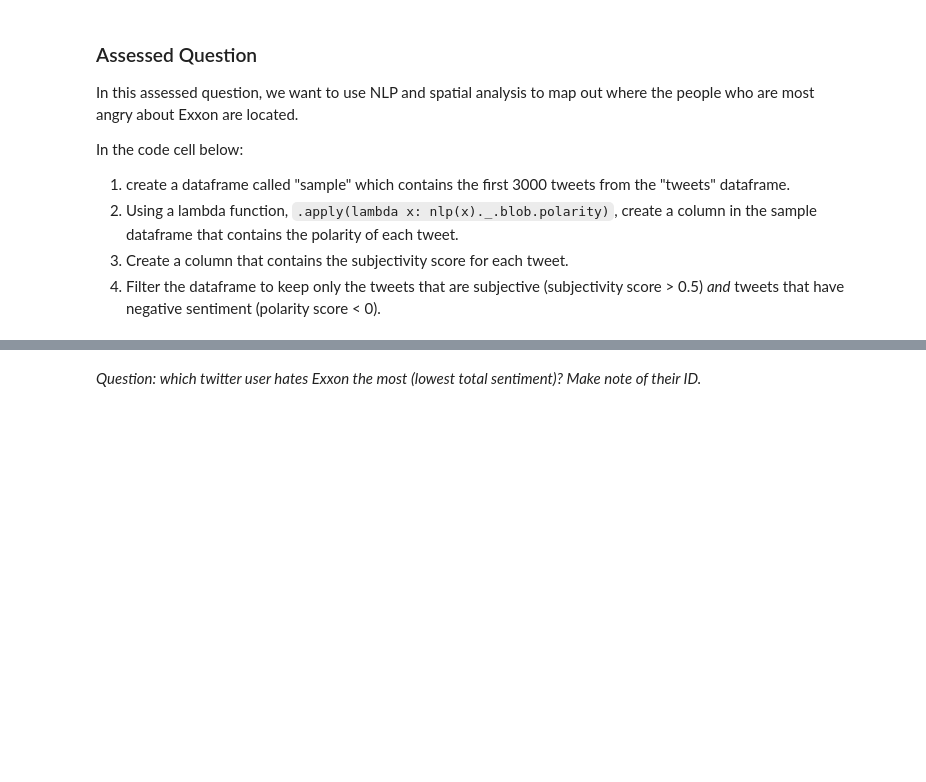
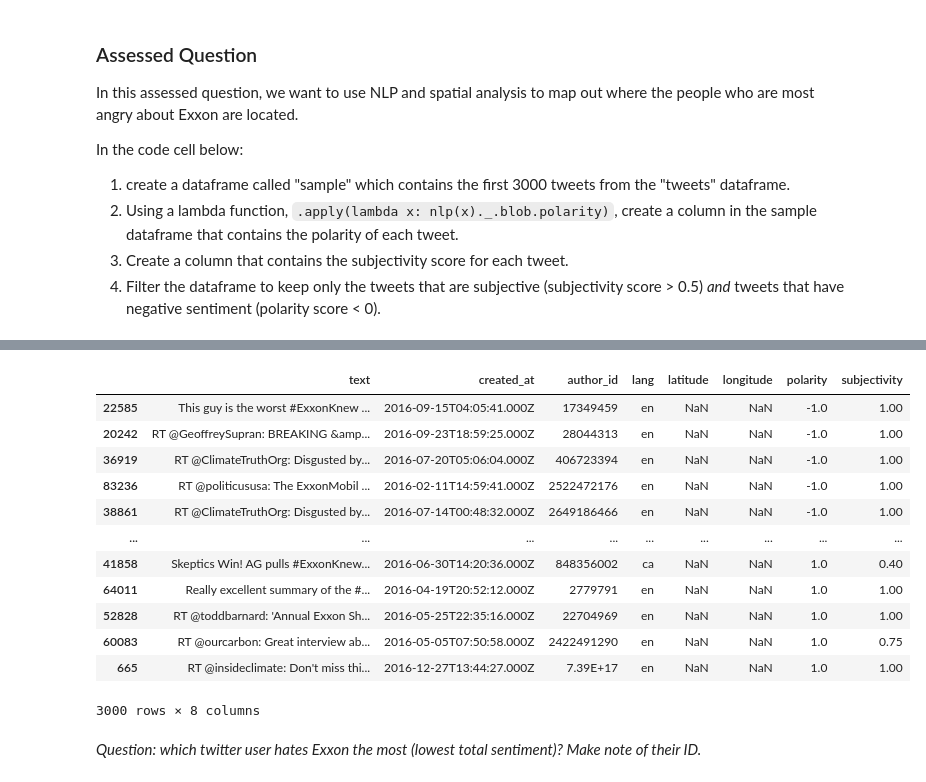
Before and after one commit to Sammy-aaa/QM2-1, a Jupyter notebook: notebooks/W04. Natural Language Processing.ipynb, the cells around one changed output, grey strips where cells are left out. Drawn from its saved outputs; the diff is of its cells as text; code cells hidden in the pictures; blank space fills up the shorter version.

```diff
--- a/notebooks/W04. Natural Language Processing.ipynb
+++ b/notebooks/W04. Natural Language Processing.ipynb
@@ -638,2 +711,18 @@ In the code cell below:
+# %%
+sample.sort_values(by=["polarity"],ascending=True)
+# %% [output]
+|  | text | created_at | author_id | lang | latitude | longitude | polarity | subjectivity |
+| 22585 | This guy is the worst #ExxonKnew ... | 2016-09-15T04:05:41.000Z | 17349459 | en | NaN | NaN | -1.0 | 1.00 |
+| 20242 | RT @GeoffreySupran: BREAKING &amp... | 2016-09-23T18:59:25.000Z | 28044313 | en | NaN | NaN | -1.0 | 1.00 |
+| 36919 | RT @ClimateTruthOrg: Disgusted by... | 2016-07-20T05:06:04.000Z | 406723394 | en | NaN | NaN | -1.0 | 1.00 |
+| 83236 | RT @politicususa: The ExxonMobil ... | 2016-02-11T14:59:41.000Z | 2522472176 | en | NaN | NaN | -1.0 | 1.00 |
+| 38861 | RT @ClimateTruthOrg: Disgusted by... | 2016-07-14T00:48:32.000Z | 2649186466 | en | NaN | NaN | -1.0 | 1.00 |
+| ... | ... | ... | ... | ... | ... | ... | ... | ... |
+| 41858 | Skeptics Win! AG pulls #ExxonKnew... | 2016-06-30T14:20:36.000Z | 848356002 | ca | NaN | NaN | 1.0 | 0.40 |
+| 64011 | Really excellent summary of the #... | 2016-04-19T20:52:12.000Z | 2779791 | en | NaN | NaN | 1.0 | 1.00 |
+| 52828 | RT @toddbarnard: 'Annual Exxon Sh... | 2016-05-25T22:35:16.000Z | 22704969 | en | NaN | NaN | 1.0 | 1.00 |
+| 60083 | RT @ourcarbon: Great interview ab... | 2016-05-05T07:50:58.000Z | 2422491290 | en | NaN | NaN | 1.0 | 0.75 |
+| 665 | RT @insideclimate: Don't miss thi... | 2016-12-27T13:44:27.000Z | 7.39E+17 | en | NaN | NaN | 1.0 | 1.00 |
+3000 rows × 8 columns
 # %% [markdown]
 *Question: which twitter user hates Exxon the most (lowest total sentiment)? Make note of their ID.*
```
Also changed, not shown: parts of 5 cells of this notebook.
